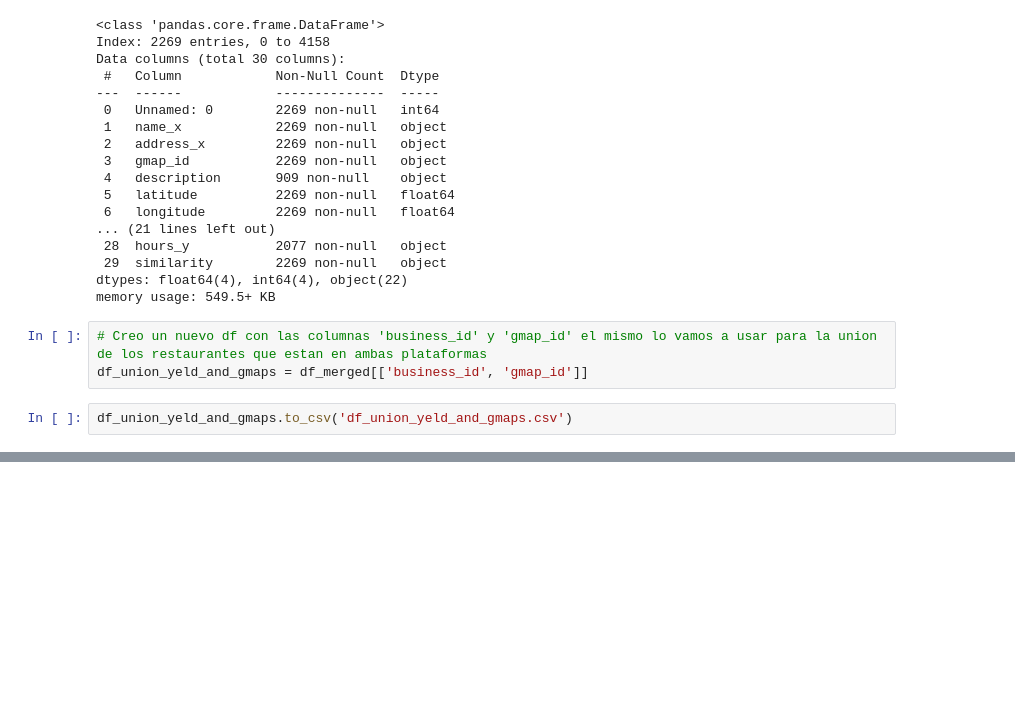
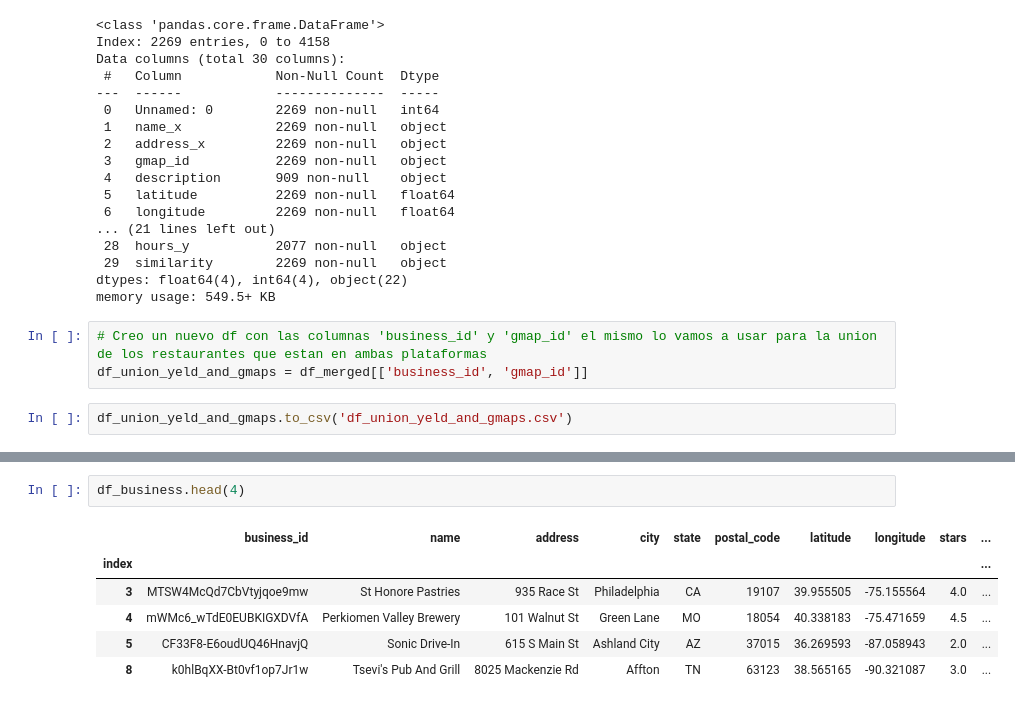
Before and after one commit to MatB1988/proyectogrupal, a Jupyter notebook: Pruebas/unir_metadatos_yelp.ipynb, the cells around one changed output, grey strips where cells are left out. Drawn from its saved outputs; the diff is of its cells as text; blank space fills up the shorter version.

```diff
--- a/Notebooks/ETL_EDA/unir_metadatos_yelp.ipynb
+++ b/Pruebas/unir_metadatos_yelp.ipynb
@@ -341,0 +387,9 @@ df_union_yeld_and_gmaps.to_csv('df_union_yeld_and_gmaps.csv')
+# %%
+df_business.head(4)
+# %% [output]
+|  | business_id | name | address | city | state | postal_code | latitude | longitude | stars | ... |
+| index |  |  |  |  |  |  |  |  |  | ... |
+| 3 | MTSW4McQd7CbVtyjqoe9mw | St Honore Pastries | 935 Race St | Philadelphia | CA | 19107 | 39.955505 | -75.155564 | 4.0 | ... |
+| 4 | mWMc6_wTdE0EUBKIGXDVfA | Perkiomen Valley Brewery | 101 Walnut St | Green Lane | MO | 18054 | 40.338183 | -75.471659 | 4.5 | ... |
+| 5 | CF33F8-E6oudUQ46HnavjQ | Sonic Drive-In | 615 S Main St | Ashland City | AZ | 37015 | 36.269593 | -87.058943 | 2.0 | ... |
+| 8 | k0hlBqXX-Bt0vf1op7Jr1w | Tsevi's Pub And Grill | 8025 Mackenzie Rd | Affton | TN | 63123 | 38.565165 | -90.321087 | 3.0 | ... |
```
Also changed, not shown: parts of 13 cells of this notebook, 1 other file.
